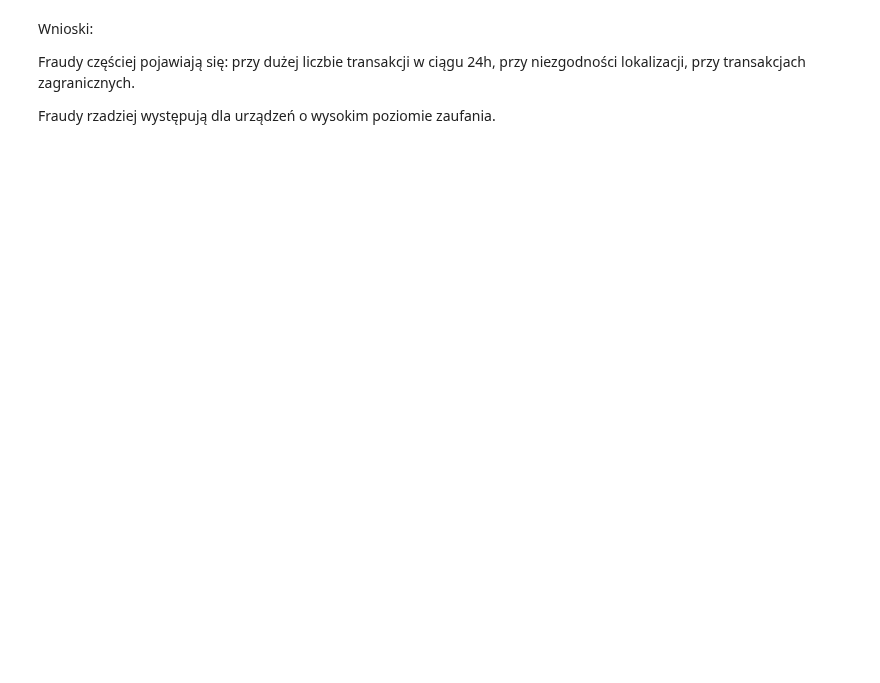
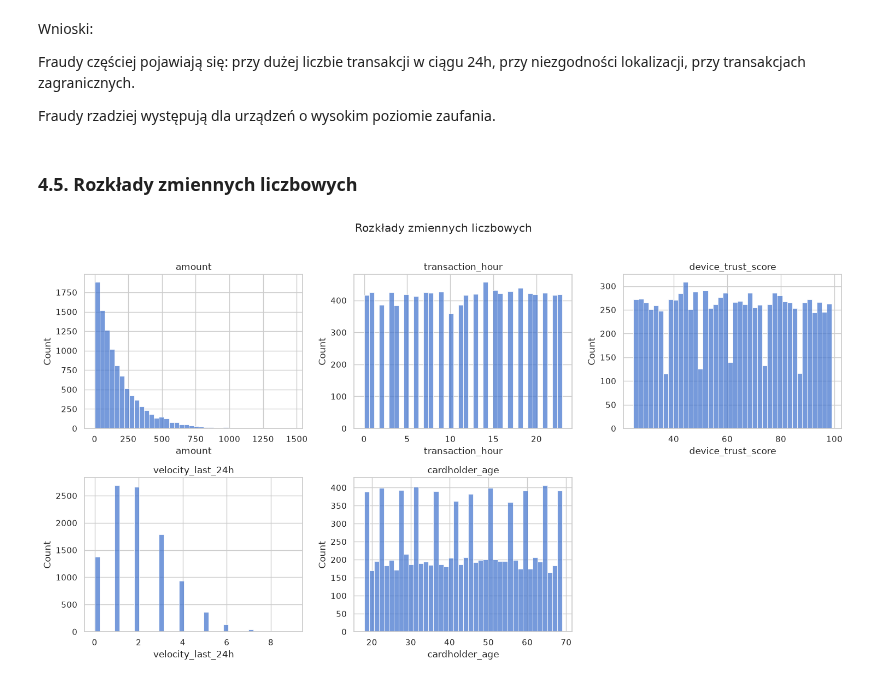
Before and after one commit to infoshareacademy/jdszr24-grupa-2, a Jupyter notebook: Ocean's_Four_Project.ipynb, the cells around one changed output. Saved outputs shown, nothing was run; the diff lists cells and outputs as text; code cells hidden in the pictures; blank space fills up the shorter version.

```diff
--- a/Ocean's_Four_Project.ipynb
+++ b/Ocean's_Four_Project.ipynb
@@ -276,3 +288,19 @@ przy niezgodności lokalizacji,
 przy transakcjach zagranicznych.
 
 Fraudy rzadziej występują dla urządzeń o wysokim poziomie zaufania.
+# %% [markdown]
+### 4.5. Rozkłady zmiennych liczbowych
+# %%
+num_cols = ["amount", "transaction_hour", "device_trust_score",
+            "velocity_last_24h", "cardholder_age"]
+
+fig, axes = plt.subplots(2, 3, figsize=(15, 8))
+for ax, col in zip(axes.flat, num_cols):
+    sns.histplot(df[col], bins=40, ax=ax, color="#4878CF")
+    ax.set_title(col)
+axes.flat[-1].axis("off")
+fig.suptitle("Rozkłady zmiennych liczbowych", y=1.02)
+plt.tight_layout()
+plt.show()
+# %% [output]
+[figure, added]
```
Also changed, not shown: parts of 49 cells of this notebook.
